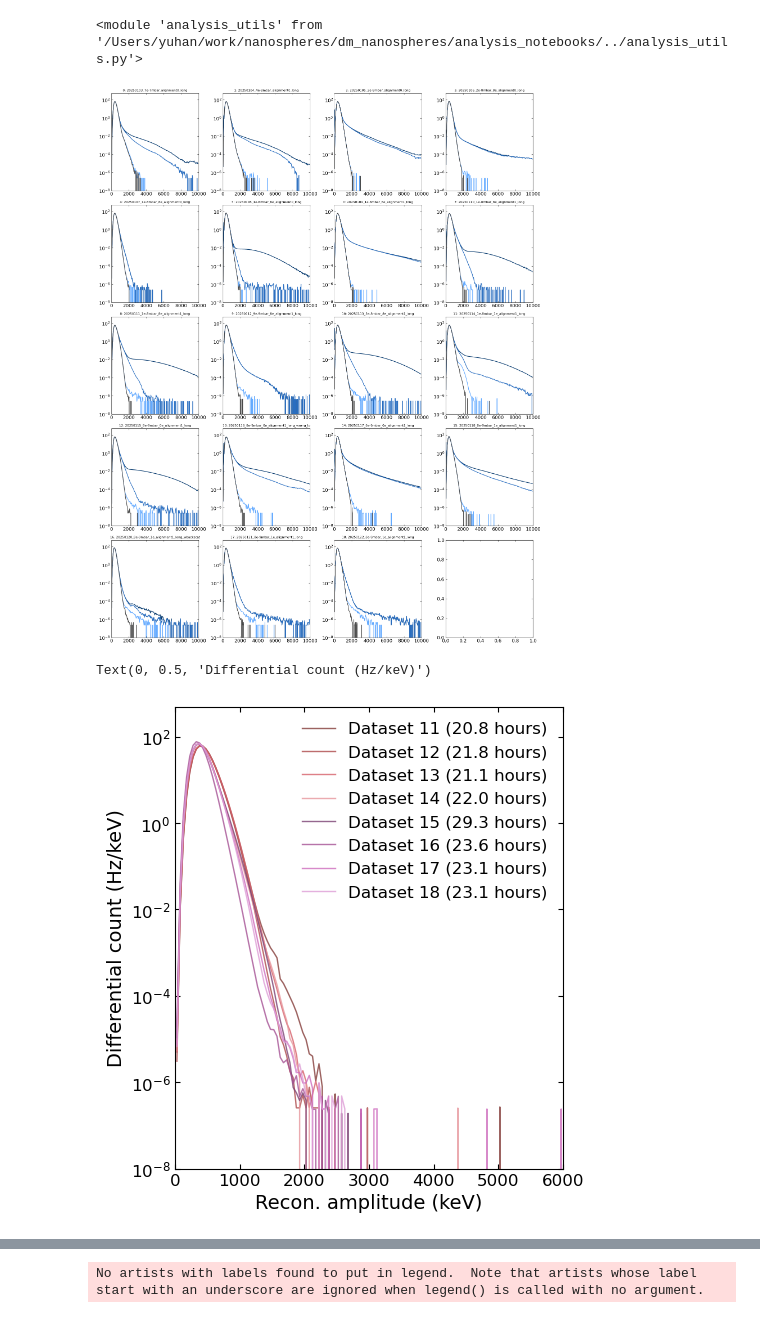
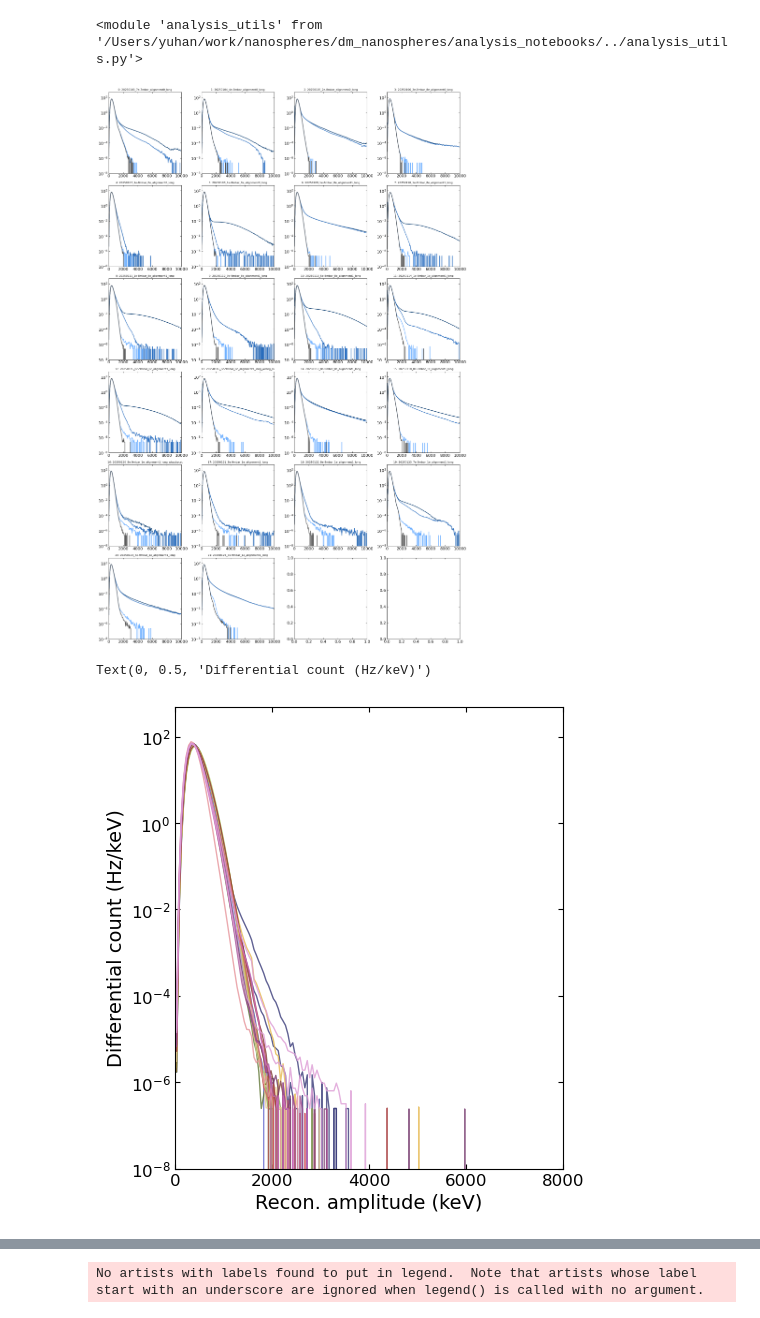
Before and after one commit to yuhants/dm_nanospheres, a Jupyter notebook: analysis_notebooks/sphere_20250103_recon.ipynb, the cells around one changed output, grey strips where cells are left out. Cells and saved outputs as stored; diff of their text form; code cells hidden in the pictures.

```diff
--- a/analysis_notebooks/sphere_20250103_recon.ipynb
+++ b/analysis_notebooks/sphere_20250103_recon.ipynb
@@ -50,7 +50,10 @@ datasets = ['20250103_7e-7mbar_alignment0_long',
             '20250118_8e-9mbar_1e_alignment1_long',
             '20250120_8e-9mbar_1e_alignment1_long_wbackscat',
             '20250121_8e-9mbar_1e_alignment1_long',
-            '20250122_8e-9mbar_1e_alignment1_long'
+            '20250122_8e-9mbar_1e_alignment1_long',
+            '20250123_7e-9mbar_1e_alignment1_long',
+            '20250124_7e-9mbar_1e_alignment1_long',
+            '20250125_7e-9mbar_1e_alignment1_long'
            ]
 
 data_prefixs = ['20250103_d_',
@@ -73,9 +76,12 @@ data_prefixs = ['20250103_d_',
                 '20250120_d_',
                 '20250121_d_',
                 '20250122_d_',
+                '20250123_d_',
+                '20250124_d_',
+                '20250125_d_',
                 ]
 
-n_files = [1440, 1440, 900, 1440, 1440, 1440, 1440, 1440, 1440, 780, 1440, 1440, 1440, 1440, 1440, 1983, 1463, 1440, 1440]
+n_files = [1440, 1440, 900, 1440, 1440, 1440, 1440, 1440, 1440, 780, 1440, 1440, 1440, 1440, 1440, 1983, 1463, 1440, 1440, 1440, 1440, 1121]
 
 bc, scaling = None, None
 hhs, rates, n_windows = [], [], []
@@ -92,17 +98,17 @@ for i, dataset in enumerate(datasets):
     if scaling is None:
         scaling = _scaling
 # %%
-fig, axes = plt.subplots(5, 4, figsize=(16, 20))
+fig, axes = plt.subplots(6, 4, figsize=(16, 24))
 
 for i in range(len(datasets)):
     ax = axes.flatten()[i]
     plot_rates(sphere, datasets[i], data_prefixs[i], n_files[i], bc, rates[i], ax)
     ax.set_title(f'{i}: {datasets[i]}', fontsize=8)
 
 axes[0]
 fig.tight_layout()
 # %% [output]
-[figure, old version]
+[figure, new version]
 # %%
 colors = plt.colormaps.get_cmap('tab20b').resampled(len(datasets)).colors
 fig, ax = plt.subplots(figsize=(5, 6))
@@ -114,21 +120,21 @@ scaling = n_search_per_win * time_per_search * 50  # because of the 50 keV bins
 times = [n[-1] * n_search_per_win * time_per_search / 3600 for n in n_windows] # Time in hours for each dataset (aftercut)
 
 for i in range(len(datasets)):
-    if i < 11: continue
+    # if i < 11: continue
     ax.plot(bc, rates[i][-1], '-', color=colors[i], label=f'Dataset {i} ({times[i]:.1f} hours)', alpha=0.8, linewidth=1)
 
-ax.legend(frameon=False, fontsize=12)
+# ax.legend(frameon=False, fontsize=12)
 
 ax.set_yscale('log')
 # ax.set_xscale('log')
-ax.set_xlim(0, 6000)
+ax.set_xlim(0, 8000)
 ax.set_ylim(1e-8, 500)
 
 ax.set_xlabel('Recon. amplitude (keV)')
 ax.set_ylabel('Differential count (Hz/keV)')
 # %% [output]
 Text(0, 0.5, 'Differential count (Hz/keV)')
-[figure, old version]
+[figure, new version]
 # %%
 hh_sum = np.sum(np.asarray(hhs[2:]), axis=0)
 n_window_sum = np.sum(np.asarray(n_windows[2:]), axis=0)
```
Also changed, not shown: parts of 3 cells of this notebook, 7 other files.
